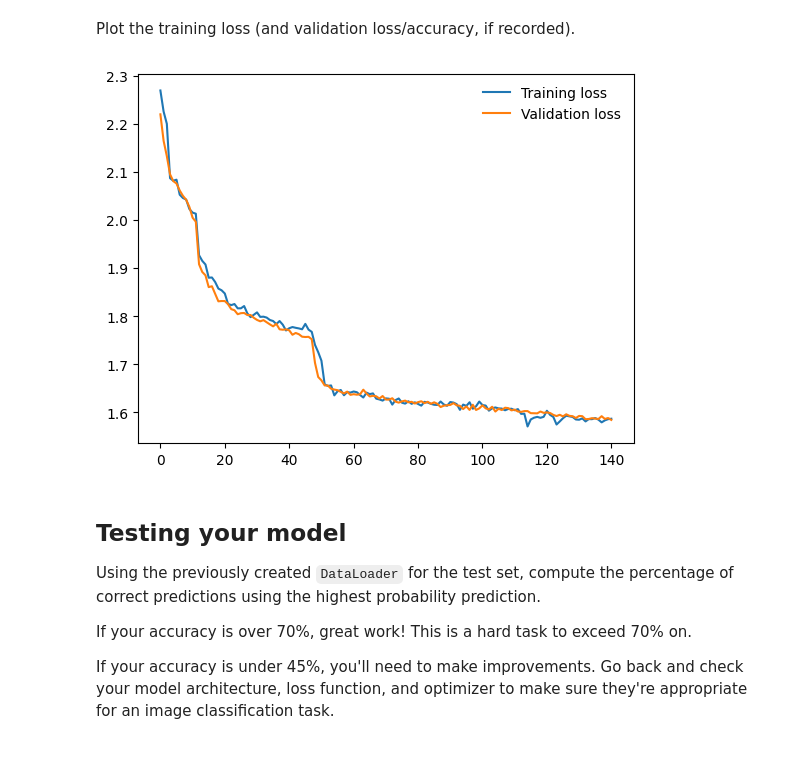
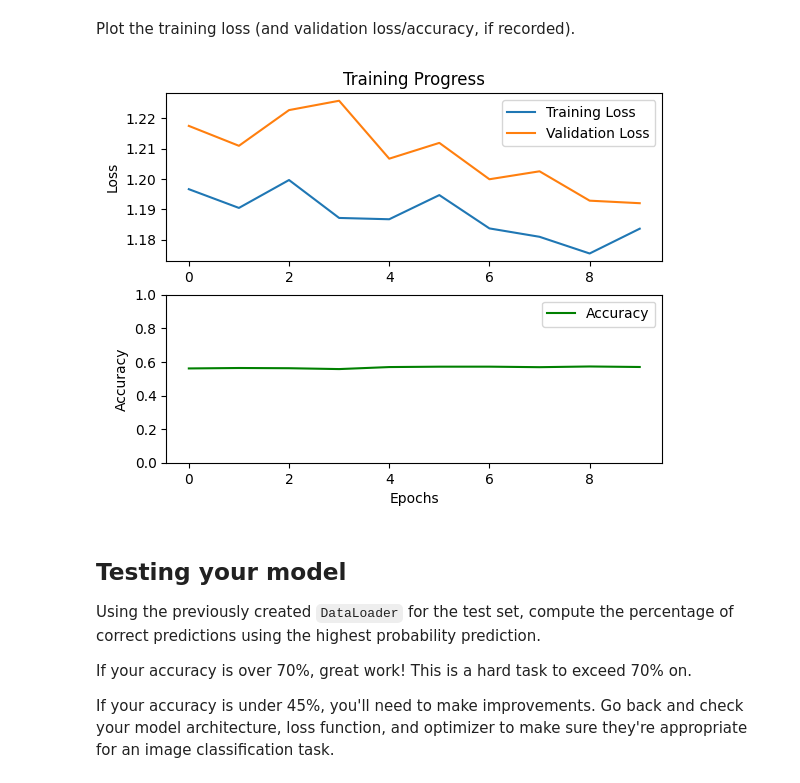
Before and after one commit to morbrian/cifar-10-image-classifier, a Jupyter notebook: CIFAR-10_Image_Classifier-STARTER.ipynb, the cells around one changed output. Saved outputs shown, nothing was run; the diff lists cells and outputs as text; code cells hidden in the pictures; blank space fills up the shorter version.

Commit message:
savinga checkpoint, nothing great, can get around 50% without overfitting at around 20-30 epochs I think.. way below goal

```diff
--- a/CIFAR-10_Image_Classifier-STARTER.ipynb
+++ b/CIFAR-10_Image_Classifier-STARTER.ipynb
@@ -293,10 +327,10 @@ Don't forget to use `torch.device()` and the `.to()` method for both your model
 
 If you want to print your loss during each epoch, you can use the `enumerate` function and print the loss after a set number of batches. 250 batches works well for most people!
 # %%
-epochs = 100
+epochs = 10
 # how many batches are procesed before we print a summary
 # each batch represents training on "batch_size" images
-print_every = 50
+print_every = 39
 
 device_name = "cuda" if torch.cuda.is_available() else "cpu"
 device = torch.device(device_name)
@@ -358,17 +402,43 @@ Training device: cuda
 # %% [markdown]
 Plot the training loss (and validation loss/accuracy, if recorded).
-# %%
-def plot_loss(metrics):
-    train_losses = [m['training_loss'] for m in metrics if m['type'] == 'eval']
-    validation_losses = [m['validation_loss'] for m in metrics if m['type'] == 'eval']
-    plt.plot(train_losses, label='Training loss')
-    plt.plot(validation_losses, label='Validation loss')
-    plt.legend(frameon=False)
-
-
-plot_loss(metrics)
-# %% [output]
-[figure, removed]
+# %%
+def plot_loss(metrics):
+    train_loss = [m['training_loss'] for m in metrics if m['type'] == 'eval']
+    val_loss = [m['validation_loss'] for m in metrics if m['type'] == 'eval']
+    accuracy = [m['validation_accuracy'] for m in metrics if m['type'] == 'eval']
+    # Creating the figure and axes
+    fig, (ax1, ax2) = plt.subplots(2, 1)
+
+    # Plotting the training loss and validation loss on the primary y-axis
+    ax1.plot(train_loss, label='Training Loss')
+    ax1.plot(val_loss, label='Validation Loss')
+    ax1.set_ylabel('Loss')
+
+    # Plotting the accuracy on the secondary y-axis
+    ax2.plot(accuracy, label='Accuracy', color='green')
+    ax2.set_ylabel('Accuracy')
+    ax2.set_ylim([0, 1])
+
+    # Adding labels and title to the plot
+    ax2.set_xlabel('Epochs')
+    ax1.set_title('Training Progress')
+
+    # Adding a legend to the plot
+    ax1.legend()
+    ax2.legend()
+
+    # Displaying the plot
+    plt.show()
+
+    # Clearing the subplots
+    ax1.clear()
+    ax2.clear()
+
+
+
+plot_loss(metrics)
+# %% [output]
+[figure, added]
 # %% [markdown]
 ## Testing your model
 Using the previously created `DataLoader` for the test set, compute the percentage of correct predictions using the highest probability prediction.
```
Also changed, not shown: parts of 6 cells of this notebook.
